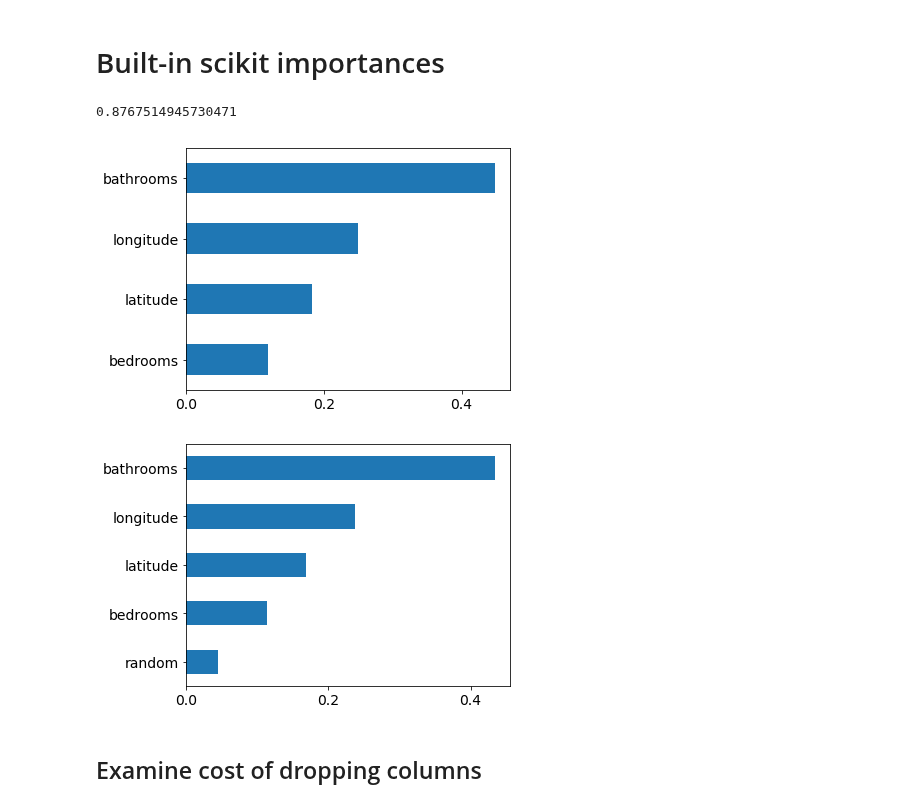
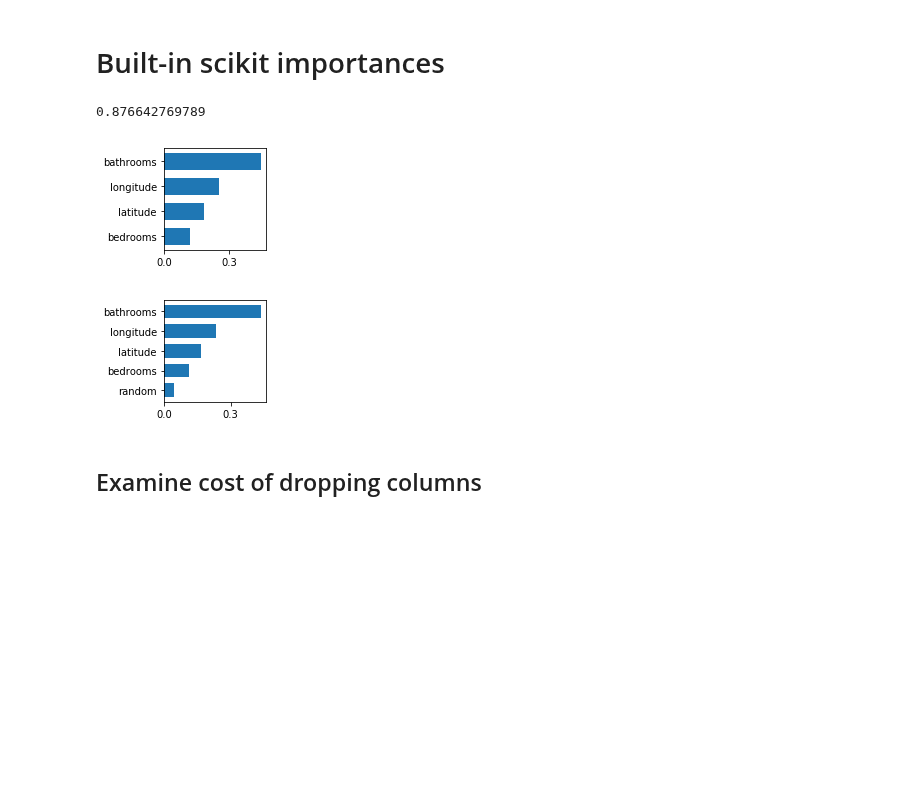
Before and after one commit to parrt/random-forest-importances, a Jupyter notebook: notebooks/permutation-importances-regressor.ipynb, the cells around one changed output. Drawn from its saved outputs; the diff is of its cells as text; code cells hidden in the pictures; blank space fills up the shorter version.

```diff
--- a/notebooks/permutation-importances-regressor.ipynb
+++ b/notebooks/permutation-importances-regressor.ipynb
@@ -8,31 +8,42 @@ from sklearn.base import clone
 import warnings
 warnings.filterwarnings('ignore')
 
-def plot_importances(columns,importances,figsize=None, ax=None, save=None, xrot=None, step=2):
+def mkdf(columns, importances):
     I = pd.DataFrame(data={'Feature':columns, 'Importance':importances})
     I = I.set_index('Feature')
     I = I.sort_values('Importance', ascending=True)
-    I.plot(kind='barh', figsize=figsize, legend=False, ax=ax, fontsize=14)
+    return I
 
-    # remove y label
-    ax1 = plt.axes()
-    y_axis = ax1.axes.get_yaxis()
-    y_label = y_axis.get_label()
-    y_label.set_visible(False)
+def plot_importances(df_importances, save=None, xrot=0, tickstep=3):
+    """
+    Given an array or data frame of importances, plot a horizontal bar chart
+    showing the importance values.
+    """
+    I = df_importances
+
+    fig = plt.figure()
+    w, h = fig.get_size_inches()
+    fig.set_size_inches(w, h*.5, forward=True)
+    ax = plt.gca()
+    ax.barh(np.arange(len(I.index)), I.Importance, height=.7, tick_label=I.index)
+
+    x0, x1 = ax.get_xlim()
+    y0, y1 = ax.get_ylim()
+    ax.set_aspect((x1 - x0) / (y1 - y0))
 
     # rotate x-ticks
     if xrot is not None:
         plt.xticks(rotation=xrot)
 
     # xticks freq
-    xticks = ax1.get_xticks()
+    xticks = ax.get_xticks()
     nticks = len(xticks)
-    new_ticks = xticks[np.arange(0, nticks, step=step)]
-    ax1.set_xticks(new_ticks)
+    new_ticks = xticks[np.arange(0, nticks, step=tickstep)]
+    ax.set_xticks(new_ticks)
 
     plt.tight_layout()
     if save:
-        plt.savefig(save)
+        plt.savefig(save, bbox_inches="tight", pad_inches=0.03)
     plt.show()
 # %%
 df = pd.read_csv("data/rent.csv")
@@ -53,27 +64,27 @@ df.head(5)
 # %%
 base_rf = RandomForestRegressor(n_estimators=100,
                                 min_samples_leaf=1,
                                 n_jobs=-1,
                                 oob_score=True)
 
 X_train, y_train = df.drop('price',axis=1), df['price']
 rf = clone(base_rf)
 rf.fit(X_train, y_train)
 print(rf.oob_score_)
 
-plot_importances(X_train.columns,rf.feature_importances_,
-                 save='../article/images/regr_dflt.svg', xrot=None, step=2)
+I = mkdf(X_train.columns,rf.feature_importances_)
+plot_importances(I, save='../article/images/regr_dflt.svg')
 
 X_train2 = X_train.copy()
 X_train2['random'] = np.random.random(size=len(X_train))
 rf2 = clone(base_rf)
 rf2.fit(X_train2, y_train)
-plot_importances(X_train2.columns,rf2.feature_importances_,
-                 save='../article/images/regr_dflt_random.svg', xrot=None, step=2)
+I = mkdf(X_train2.columns,rf2.feature_importances_)
+plot_importances(I, save='../article/images/regr_dflt_random.svg')
 # %% [output]
-0.8767514945730471
+0.876642769789
-[figure, old version]
+[figure, new version]
-[figure, old version]
+[figure, new version]
 # %% [markdown]
 ## Examine cost of dropping columns
 # %%
```
Also changed, not shown: parts of 2 cells of this notebook, 17 other files.
